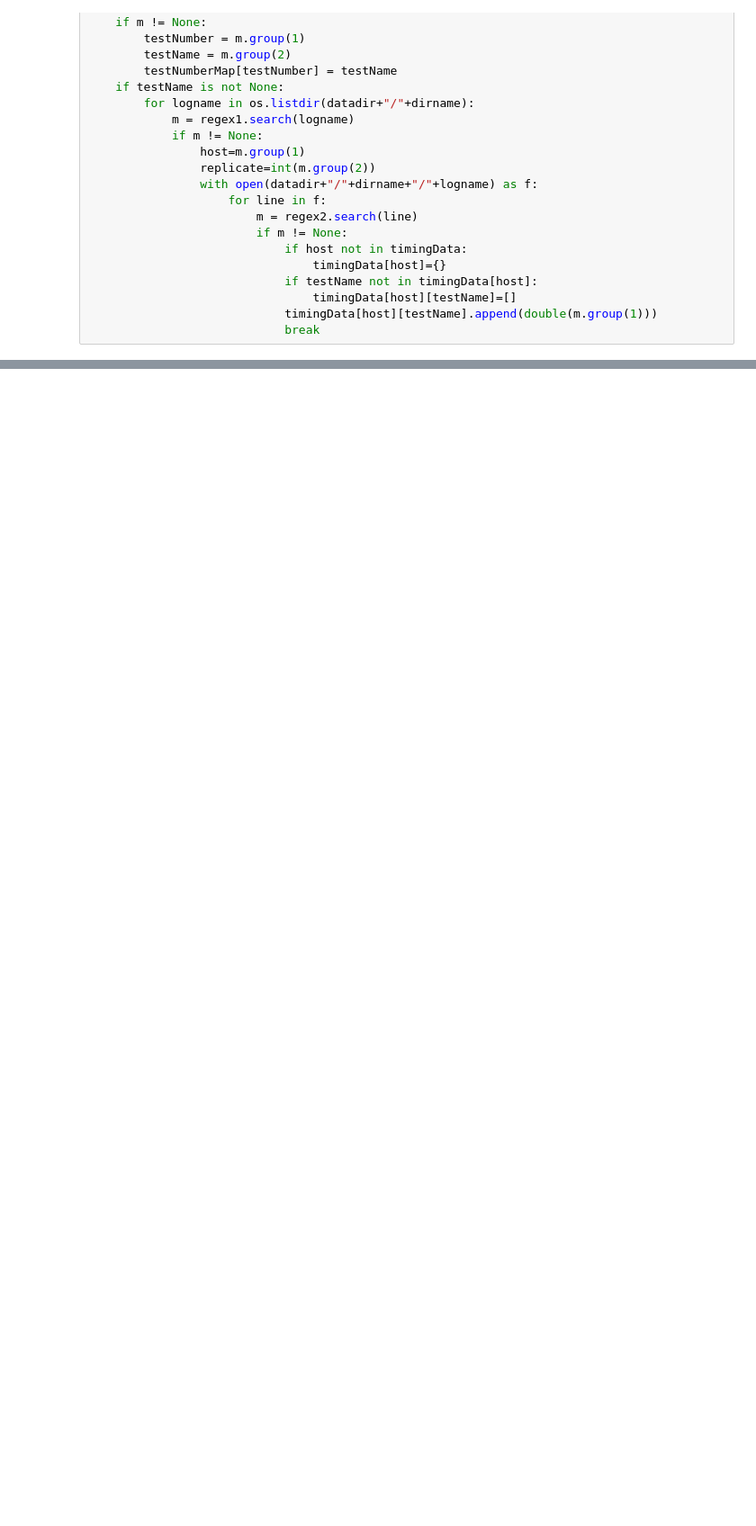
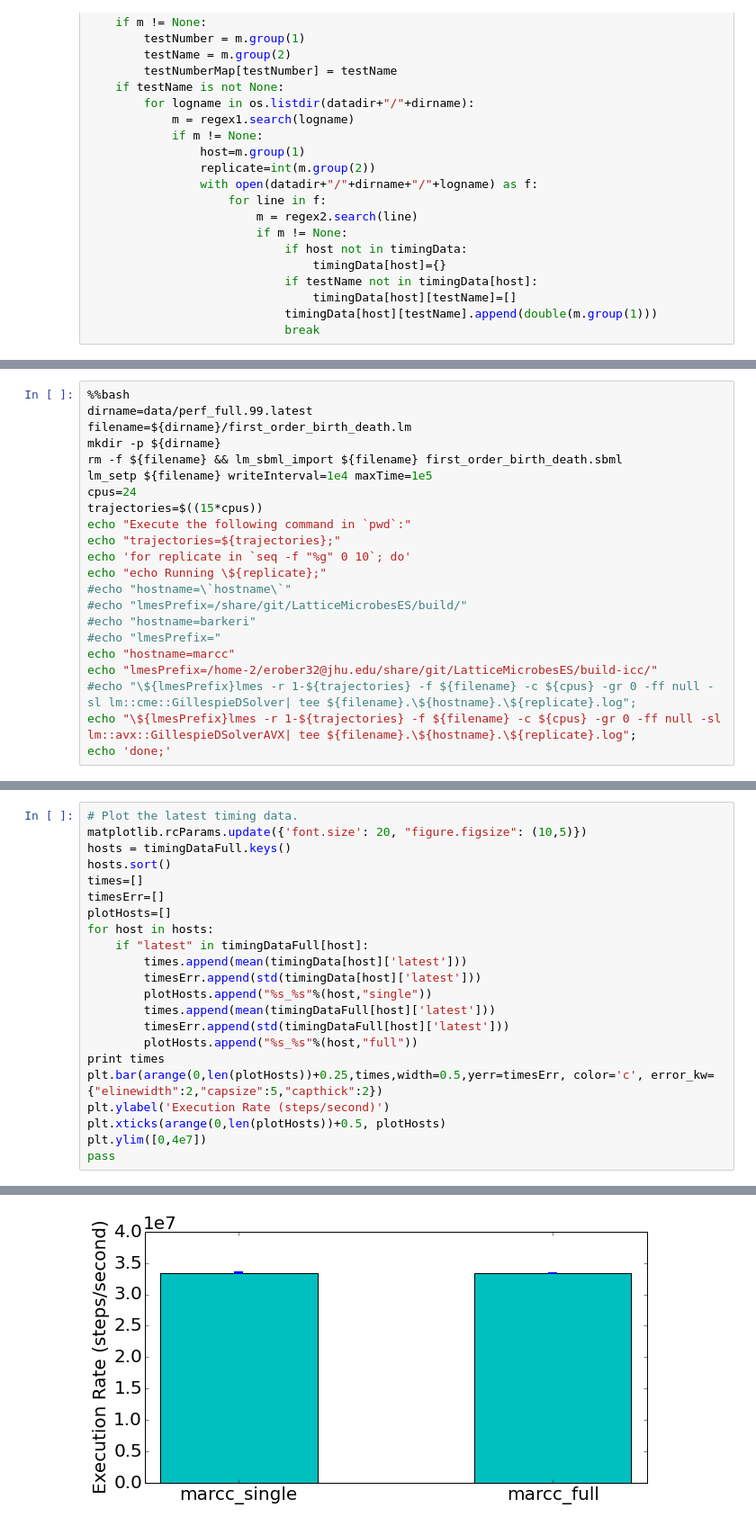
Before and after one commit to telamonian/lmes, a Jupyter notebook: regression/first_order_birth_death/analysis.ipynb, the cells around one changed output, grey strips where cells are left out. Shown: that part at 90% size. Saved outputs shown, nothing was run; the diff lists cells and outputs as text; blank space fills up the shorter version.

```diff
--- a/regression/first_order_birth_death/analysis.ipynb
+++ b/regression/first_order_birth_death/analysis.ipynb
@@ -386,0 +398,22 @@ pass
+# %%
+%%bash
+dirname=data/perf_full.99.latest
+filename=${dirname}/first_order_birth_death.lm
+mkdir -p ${dirname}
+rm -f ${filename} && lm_sbml_import ${filename} first_order_birth_death.sbml
+lm_setp ${filename} writeInterval=1e4 maxTime=1e5
+cpus=24
+trajectories=$((15*cpus))
+echo "Execute the following command in `pwd`:"
+echo "trajectories=${trajectories};"
+echo 'for replicate in `seq -f "%g" 0 10`; do'
+echo "echo Running \${replicate};"
+#echo "hostname=\`hostname\`"
+#echo "lmesPrefix=/share/git/LatticeMicrobesES/build/"
+#echo "hostname=barkeri"
+#echo "lmesPrefix="
+echo "hostname=marcc"
+echo "lmesPrefix=/home-2/erober32@jhu.edu/share/git/LatticeMicrobesES/build-icc/"
+#echo "\${lmesPrefix}lmes -r 1-${trajectories} -f ${filename} -c ${cpus} -gr 0 -ff null -sl lm::cme::GillespieDSolver| tee ${filename}.\${hostname}.\${replicate}.log";
+echo "\${lmesPrefix}lmes -r 1-${trajectories} -f ${filename} -c ${cpus} -gr 0 -ff null -sl lm::avx::GillespieDSolverAVX| tee ${filename}.\${hostname}.\${replicate}.log";
+echo 'done;'
@@ -386,0 +469,23 @@ pass
+# %%
+# Plot the latest timing data.
+matplotlib.rcParams.update({'font.size': 20, "figure.figsize": (10,5)})
+hosts = timingDataFull.keys()
+hosts.sort()
+times=[]
+timesErr=[]
+plotHosts=[]
+for host in hosts:
+    if "latest" in timingDataFull[host]:
+        times.append(mean(timingData[host]['latest']))
+        timesErr.append(std(timingData[host]['latest']))
+        plotHosts.append("%s_%s"%(host,"single"))
+        times.append(mean(timingDataFull[host]['latest']))
+        timesErr.append(std(timingDataFull[host]['latest']))
+        plotHosts.append("%s_%s"%(host,"full"))
+print times
+plt.bar(arange(0,len(plotHosts))+0.25,times,width=0.5,yerr=timesErr, color='c', error_kw={"elinewidth":2,"capsize":5,"capthick":2})
+plt.ylabel('Execution Rate (steps/second)')
+plt.xticks(arange(0,len(plotHosts))+0.5, plotHosts)
+plt.ylim([0,4e7])
+pass
+# %% [output]
@@ -386,0 +493 @@ pass
+[figure, added]
```
Also changed, not shown: parts of 13 cells of this notebook, 5 other files.
